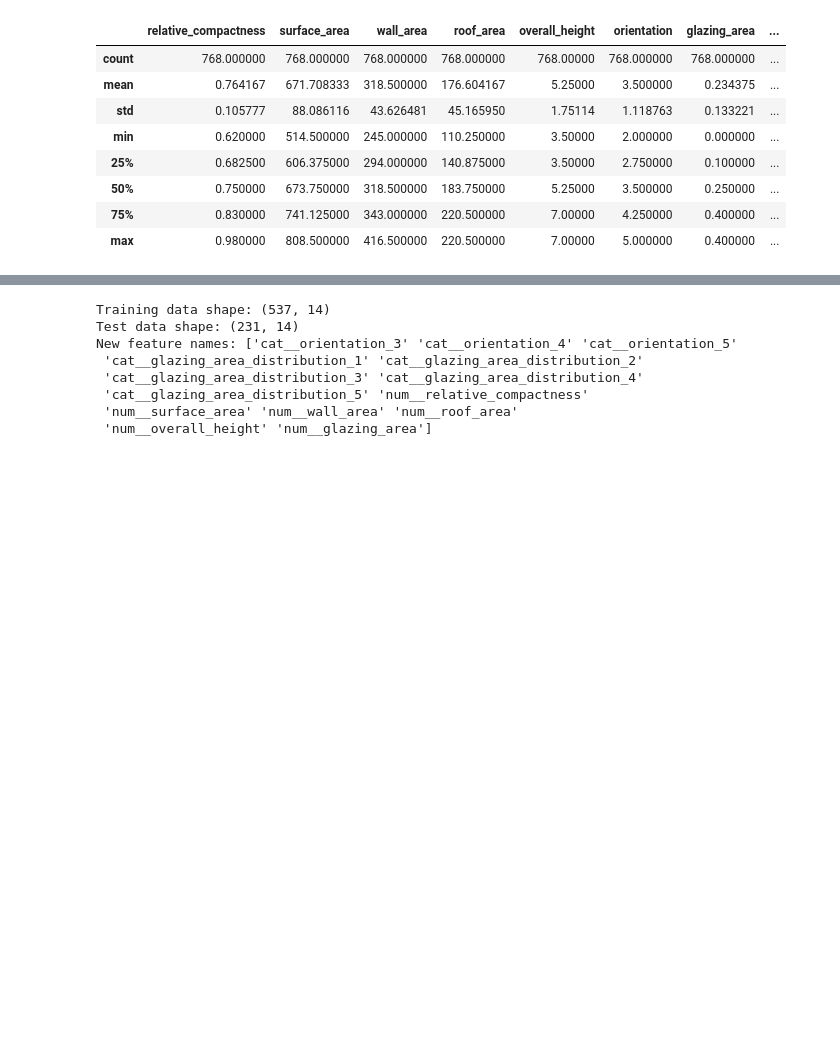
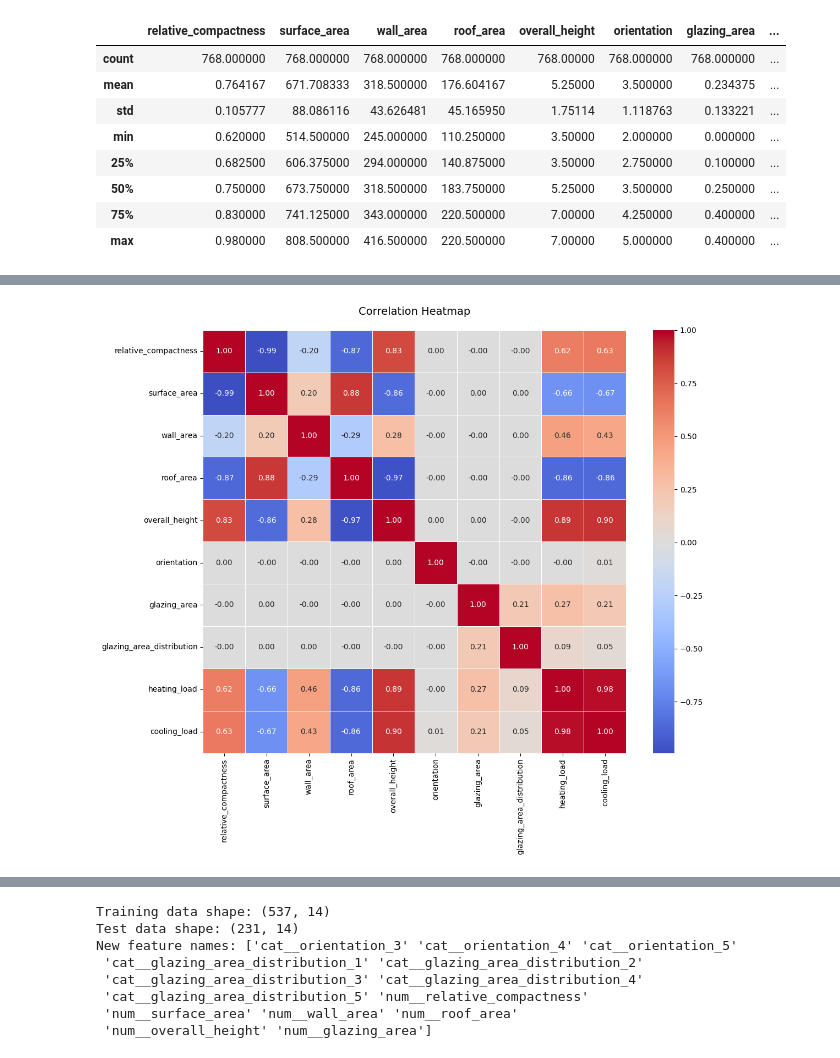
Before and after one commit to BeenishJahan/Energy_efficiency, a Jupyter notebook: model.ipynb, the cells around one changed output, grey strips where cells are left out. Saved outputs shown, nothing was run; the diff lists cells and outputs as text; code cells hidden in the pictures; blank space fills up the shorter version.

```diff
--- a/model.ipynb
+++ b/model.ipynb
@@ -183,0 +232,18 @@ data.describe()
+# %%
+# cORRELATION Heatmap--
+
+plt.figure(figsize=(12,10))
+sns.heatmap(
+        data.corr(),
+        annot=True,
+        fmt='.2f',
+        cmap='coolwarm',
+        center=0 ,
+        square=True,
+        linewidth=0.5
+    )
+plt.title('Correlation Heatmap',fontsize=14, pad=20)
+plt.tight_layout()
+plt.show()
+# %% [output]
+[figure, added]
```
Also changed, not shown: parts of 7 cells of this notebook.
